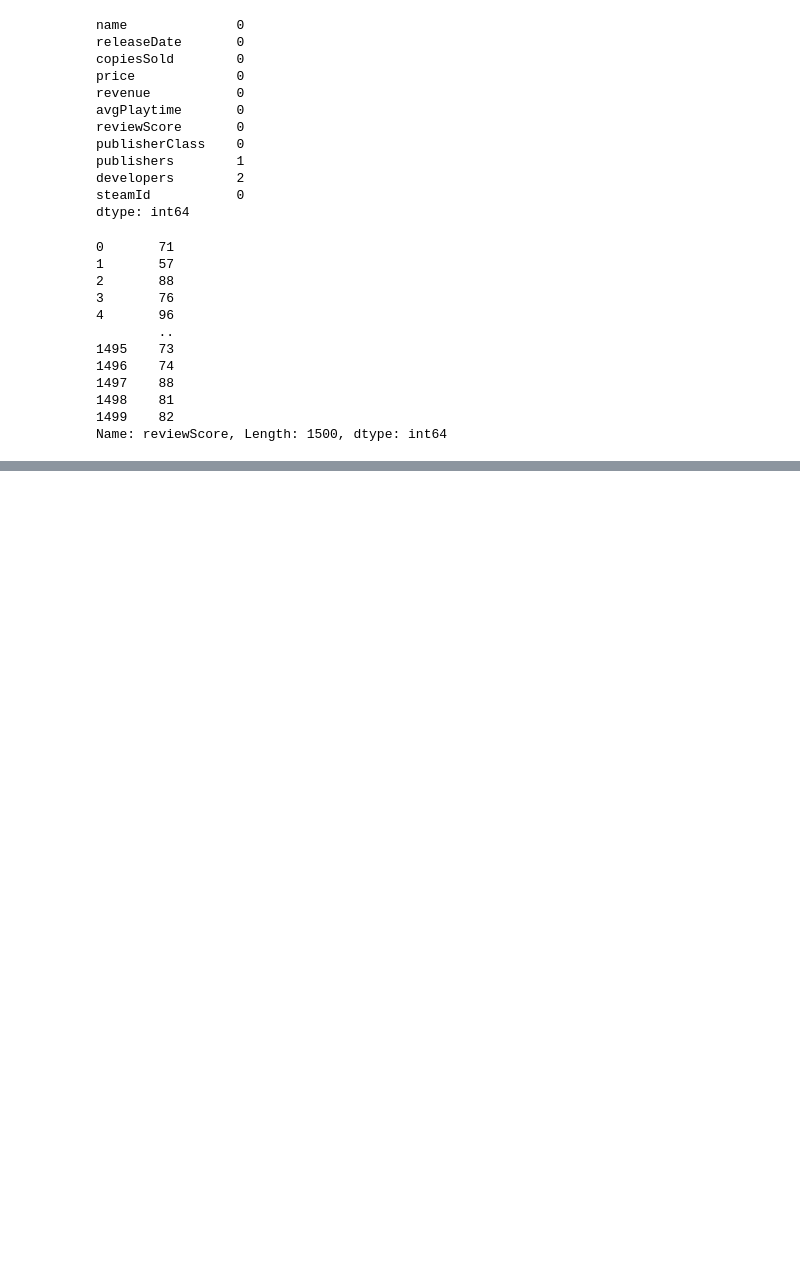
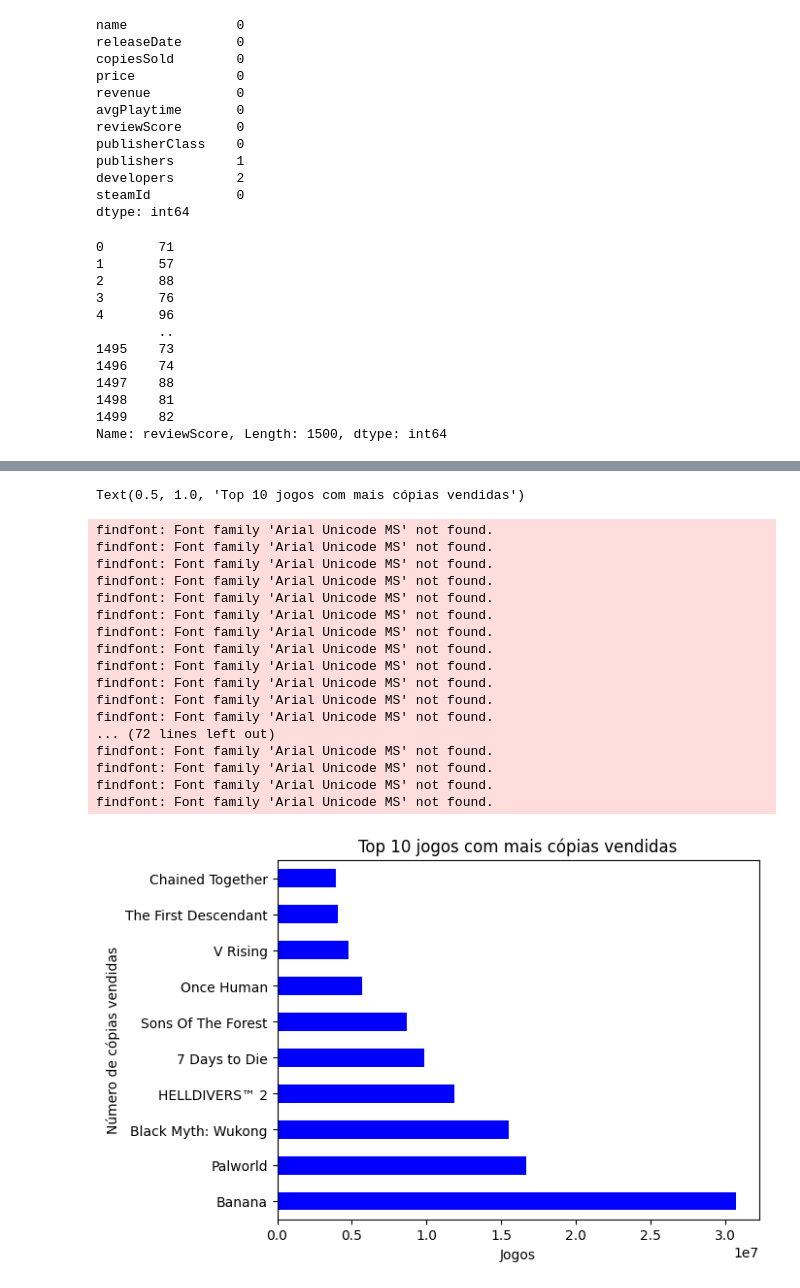
Before and after one commit to lethiciaasevedo1999/projeto-guiado-II, a Jupyter notebook: Lethicia-Asevedo/projeto-guiado.ipynb, the cells around one changed output, grey strips where cells are left out. Saved outputs shown, nothing was run; the diff lists cells and outputs as text; code cells hidden in the pictures; blank space fills up the shorter version.

```diff
--- a/Lethicia-Asevedo/projeto-guiado.ipynb
+++ b/Lethicia-Asevedo/projeto-guiado.ipynb
@@ -139,3 +170,9 @@ top_copieSold
 | 1458 | V Rising | 08-05-2024 | 4784609 | 34.99 | 8.361474e+07 | 32.695293 | 0 | AA | ... |
 | 1455 | The First Descendant | 30-06-2024 | 4043850 | 0.00 | 1.022448e+08 | 49.870230 | 55 | AA | ... |
 | 1477 | Chained Together | 19-06-2024 | 3946801 | 4.99 | 1.703929e+07 | 4.298189 | 89 | Indie | ... |
+# %%
+#Exibiu os 10 jogos com mais vendas de cópias.
+grafico_copieSold = dataframe.groupby('name')['copiesSold'].sum()
+mais_vendidos = grafico_copieSold.nlargest(10)
+
+mais_vendidos
@@ -141,0 +192,26 @@ top_copieSold
+# %%
+mais_vendidos = grafico_copieSold.nlargest(10)
+ax = mais_vendidos.plot(kind='barh', color='blue')
+ax.set_xlabel('Jogos')
+ax.set_ylabel('Número de cópias vendidas')
+ax.set_title('Top 10 jogos com mais cópias vendidas')
+# %% [output]
+Text(0.5, 1.0, 'Top 10 jogos com mais cópias vendidas')
+findfont: Font family 'Arial Unicode MS' not found.
+findfont: Font family 'Arial Unicode MS' not found.
+findfont: Font family 'Arial Unicode MS' not found.
+findfont: Font family 'Arial Unicode MS' not found.
+findfont: Font family 'Arial Unicode MS' not found.
+findfont: Font family 'Arial Unicode MS' not found.
+findfont: Font family 'Arial Unicode MS' not found.
+findfont: Font family 'Arial Unicode MS' not found.
+findfont: Font family 'Arial Unicode MS' not found.
+findfont: Font family 'Arial Unicode MS' not found.
+findfont: Font family 'Arial Unicode MS' not found.
+findfont: Font family 'Arial Unicode MS' not found.
+... (72 lines left out)
+findfont: Font family 'Arial Unicode MS' not found.
+findfont: Font family 'Arial Unicode MS' not found.
+findfont: Font family 'Arial Unicode MS' not found.
+findfont: Font family 'Arial Unicode MS' not found.
+[figure, added]
```
Also changed, not shown: parts of 6 cells of this notebook, 2 other files.
